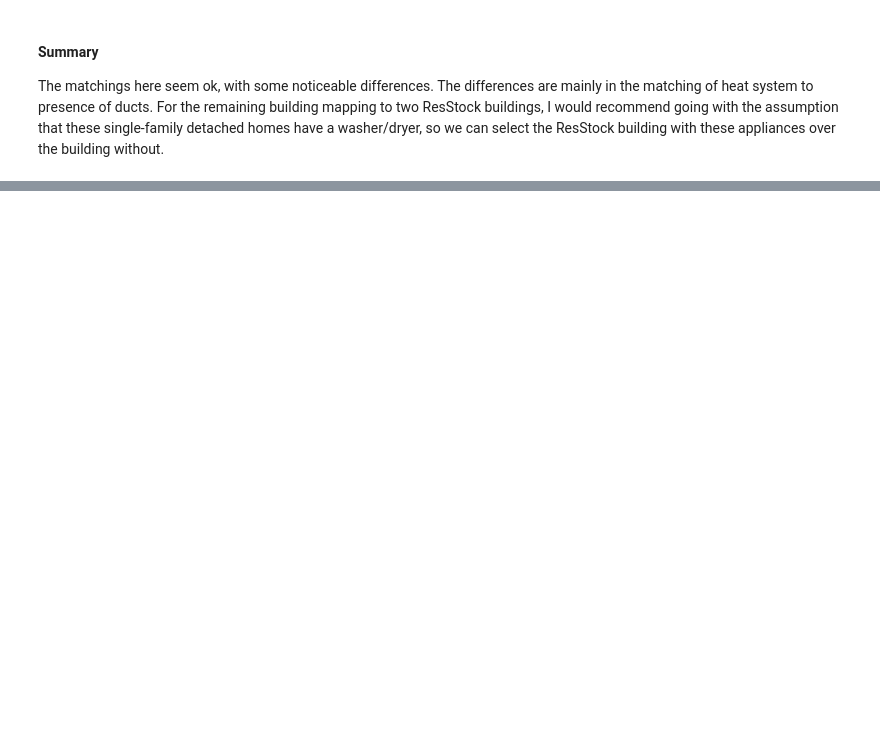
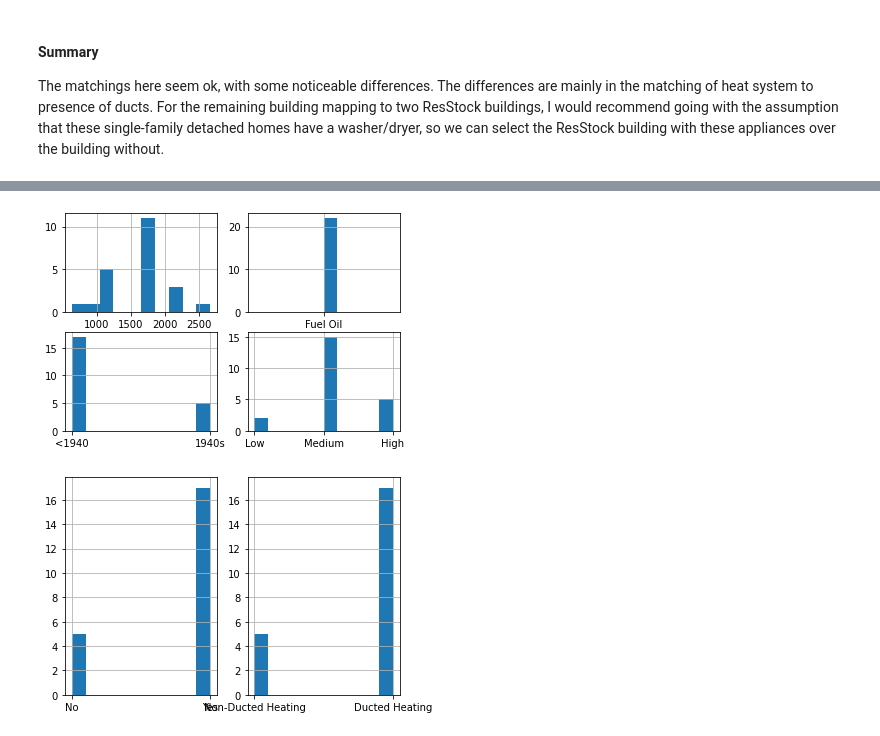
Before and after one commit to Groundworkdata/segment-iat, a Jupyter notebook: resstock_explore/resstock_parcel_match.ipynb, the cells around one changed output, grey strips where cells are left out. Saved outputs shown, nothing was run; the diff lists cells and outputs as text; code cells hidden in the pictures; blank space fills up the shorter version.

```diff
--- a/resstock_explore/resstock_parcel_match.ipynb
+++ b/resstock_explore/resstock_parcel_match.ipynb
@@ -549,0 +594,4 @@ This presents a few questions we may want to ask ourselves to update how we are
+# %%
+test_metadata_df_heatfuel = metadata_df[metadata_df["in.heating_fuel"]=="Fuel Oil"]
+print(len(test_metadata_df_heatfuel))
+print(1 - len(test_metadata_df_heatfuel) / len(metadata_df))
@@ -549,0 +642,21 @@ This presents a few questions we may want to ask ourselves to update how we are
+# %%
+def print_hists_of_subsets(subset_df):
+    fig, ax = plt.subplots(2, 2)
+    subset_df["in.sqft"].hist(ax=ax[0, 0])
+    subset_df["in.heating_fuel"].hist(ax=ax[0, 1])
+    subset_df["in.vintage"].hist(ax=ax[1, 0])
+    subset_df["in.usage_level"].hist(ax=ax[1, 1])
+
+    plt.show()
+
+def print_hvac_chars(subset_df):
+    fig, ax = plt.subplots(1, 2)
+    subset_df["in.hvac_has_ducts"].hist(ax=ax[0])
+    subset_df["in.hvac_heating_type"].hist(ax=ax[1])
+    plt.show()
+# %%
+print_hists_of_subsets(test_metadata_df_heatfuel)
+print_hvac_chars(test_metadata_df_heatfuel)
+# %% [output]
+[figure, added]
+[figure, added]
```
Also changed, not shown: parts of 23 cells of this notebook, 16 other files.
